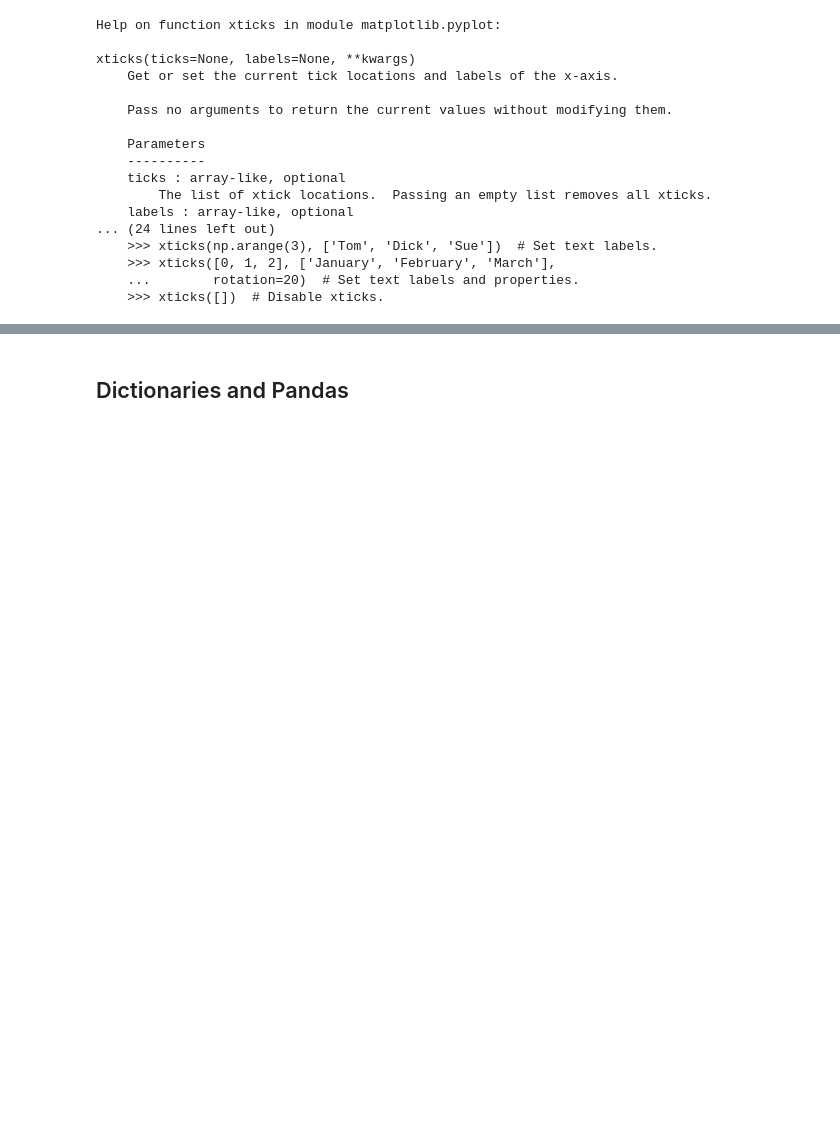
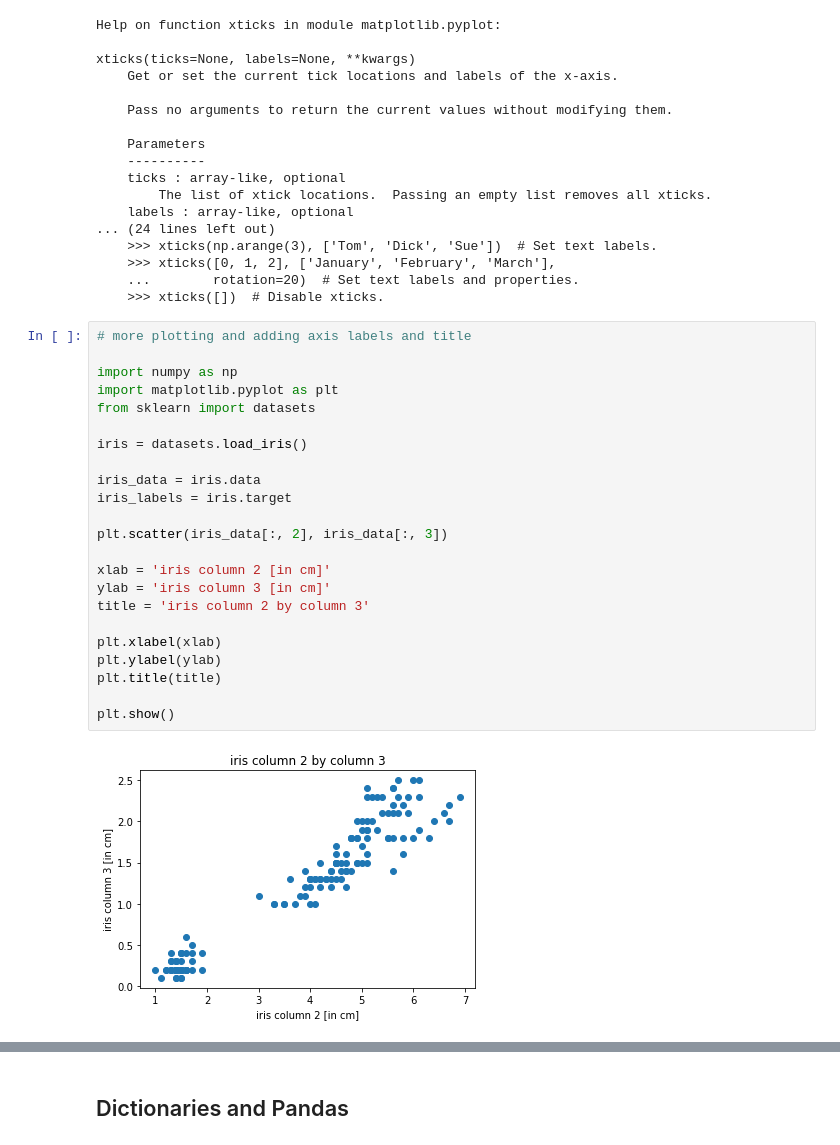
Before and after one commit to felixm3/coursework-workshops-bootcamps-lectures-etc, a Jupyter notebook: dcamp/P/220507_Intermediate Python.ipynb, the cells around one changed output, grey strips where cells are left out. Drawn from its saved outputs; the diff is of its cells as text; blank space fills up the shorter version.

```diff
--- a/dcamp/P/220507_Intermediate Python.ipynb
+++ b/dcamp/P/220507_Intermediate Python.ipynb
@@ -233,3 +233,28 @@ xticks(ticks=None, labels=None, **kwargs)
     >>> xticks([0, 1, 2], ['January', 'February', 'March'],
     ...        rotation=20)  # Set text labels and properties.
     >>> xticks([])  # Disable xticks.
+# %%
+# more plotting and adding axis labels and title
+
+import numpy as np
+import matplotlib.pyplot as plt
+from sklearn import datasets
+
+iris = datasets.load_iris()
+
+iris_data = iris.data
+iris_labels = iris.target
+
+plt.scatter(iris_data[:, 2], iris_data[:, 3])
+
+xlab = 'iris column 2 [in cm]'
+ylab = 'iris column 3 [in cm]'
+title = 'iris column 2 by column 3'
+
+plt.xlabel(xlab)
+plt.ylabel(ylab)
+plt.title(title)
+
+plt.show()
+# %% [output]
+[figure, added]
```
Also changed, not shown: parts of 2 cells of this notebook.
